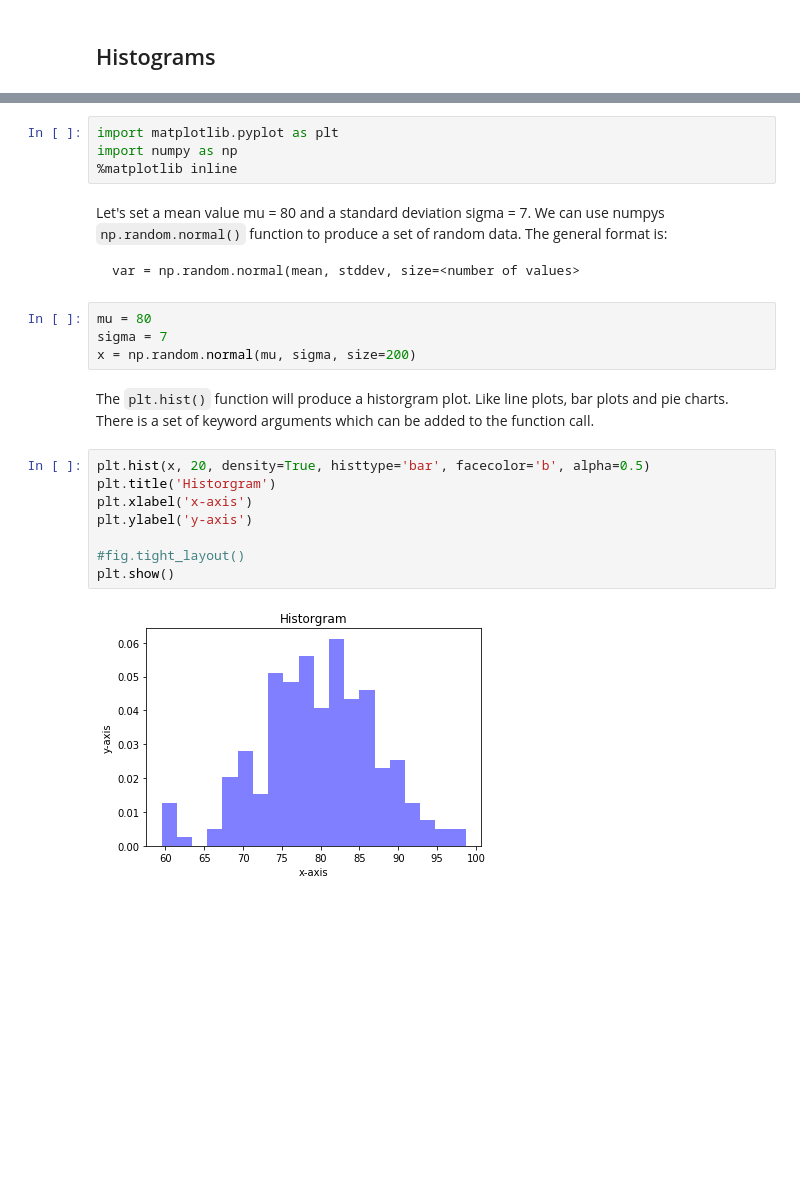
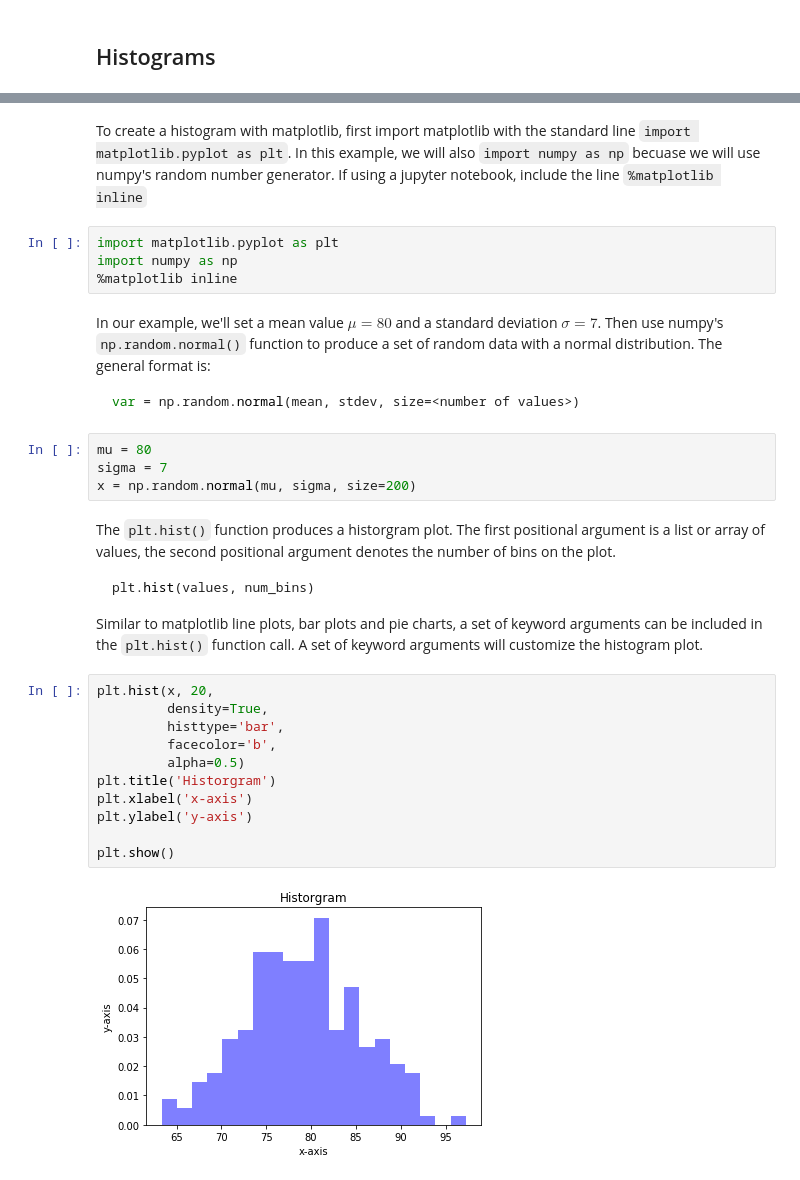
Before and after one commit to ProfessorKazarinoff/Problem-Solving-101-with-Python, a Jupyter notebook: notebooks/05-Plotting-with-Matplotlib/05.08-Histograms.ipynb, the cells around one changed output, grey strips where cells are left out. Drawn from its saved outputs; the diff is of its cells as text; blank space fills up the shorter version.

````diff
--- a/notebooks/05-Plotting-with-Matplotlib/05.08-Histograms.ipynb
+++ b/notebooks/05-Plotting-with-Matplotlib/05.08-Histograms.ipynb
@@ -7,26 +5,37 @@
+# %% [markdown]
+To create a histogram with matplotlib, first import matplotlib with the standard line ```import matplotlib.pyplot as plt```. In this example, we will also ```import numpy as np``` becuase we will use numpy's random number generator. If using a jupyter notebook, include the line ```%matplotlib inline```
 # %%
 import matplotlib.pyplot as plt
 import numpy as np
 %matplotlib inline
 # %% [markdown]
-Let's set a mean value mu = 80 and a standard deviation sigma = 7. We can use numpys ```np.random.normal()``` function to produce a set of random data. The general format is:
+In our example, we'll set a mean value $ \mu = 80 $ and a standard deviation $\sigma = 7$. Then use numpy's ```np.random.normal()``` function to produce a set of random data with a normal distribution. The general format is:
 
+```python
+var = np.random.normal(mean, stdev, size=<number of values>)
 ```
-var = np.random.normal(mean, stddev, size=<number of values>
-```
 # %%
 mu = 80
 sigma = 7
 x = np.random.normal(mu, sigma, size=200)
 # %% [markdown]
-The ```plt.hist()``` function will produce a historgram plot. Like line plots, bar plots and pie charts. There is a set of keyword arguments which can be added to the function call.
+The ```plt.hist()``` function produces a historgram plot. The first positional argument is a list or array of values, the second positional argument denotes the number of bins on the plot.
+
+```python
+plt.hist(values, num_bins)
+```
+
+Similar to matplotlib line plots, bar plots and pie charts, a set of keyword arguments can be included in the ```plt.hist()``` function call. A set of keyword arguments will customize the histogram plot.
 # %%
-plt.hist(x, 20, density=True, histtype='bar', facecolor='b', alpha=0.5)
+plt.hist(x, 20,
+         density=True,
+         histtype='bar',
+         facecolor='b',
+         alpha=0.5)
 plt.title('Historgram')
 plt.xlabel('x-axis')
 plt.ylabel('y-axis')
 
-#fig.tight_layout()
 plt.show()
 # %% [output]
-[figure, old version]
+[figure, new version]
````
Also changed, not shown: parts of 2 cells of this notebook, 7 other files.
